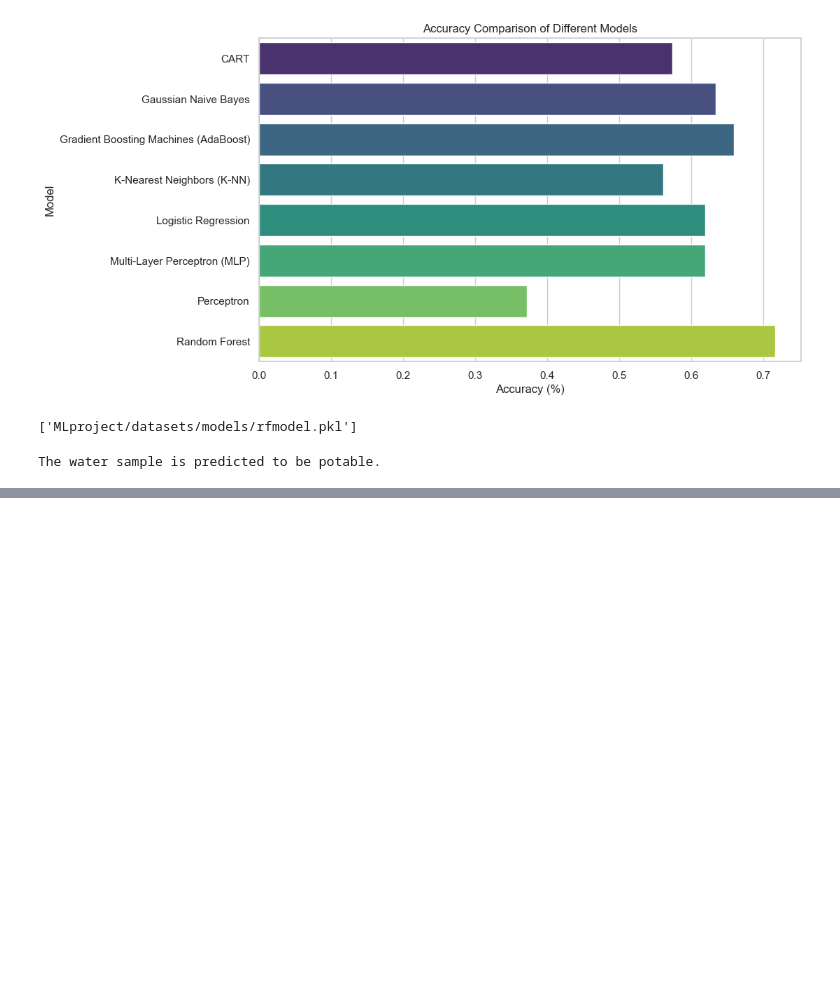
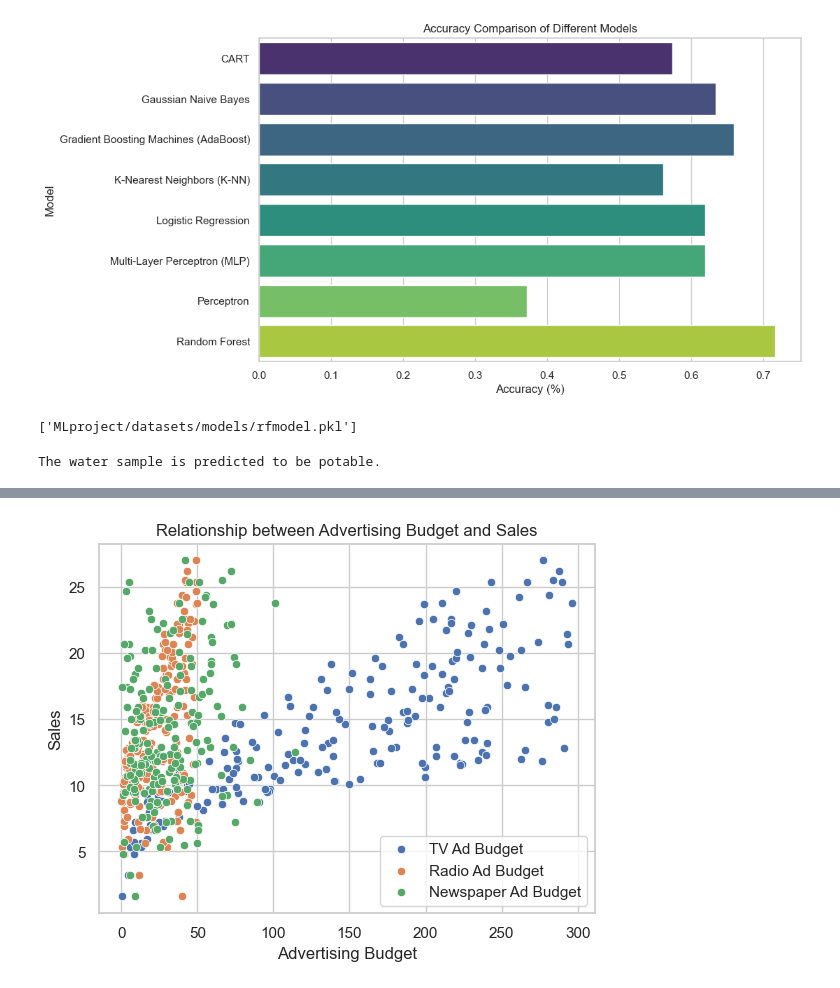
Before and after one commit to vronalyn/ML-Project, a Jupyter notebook: ml_model.ipynb, the cells around one changed output, grey strips where cells are left out. Saved outputs shown, nothing was run; the diff lists cells and outputs as text; code cells hidden in the pictures; blank space fills up the shorter version.

```diff
--- a/ml_model.ipynb
+++ b/ml_model.ipynb
@@ -294,0 +343,18 @@ The water sample is predicted to be potable.
+# %%
+
+
+# Assuming you have read the data into a DataFrame named 'salesdt' using pd.read_csv
+salesdt = pd.read_csv('MLproject/datasets/Advertising Budget and Sales.csv')
+
+# Creating a scatterplot to visualize the relationship between budgets and sales
+sns.set(style='whitegrid')
+sns.scatterplot(x='TV_Ad_Budget', y='Sales', data=salesdt, label='TV Ad Budget')
+sns.scatterplot(x='Radio_Ad_Budget', y='Sales', data=salesdt, label='Radio Ad Budget')
+sns.scatterplot(x='Newspaper_Ad_Budget', y='Sales', data=salesdt, label='Newspaper Ad Budget')
+plt.xlabel('Advertising Budget')
+plt.ylabel('Sales')
+plt.title('Relationship between Advertising Budget and Sales')
+plt.legend()
+plt.show()
+# %% [output]
+[figure, added]
```
Also changed, not shown: parts of 11 cells of this notebook, 25 other files.
